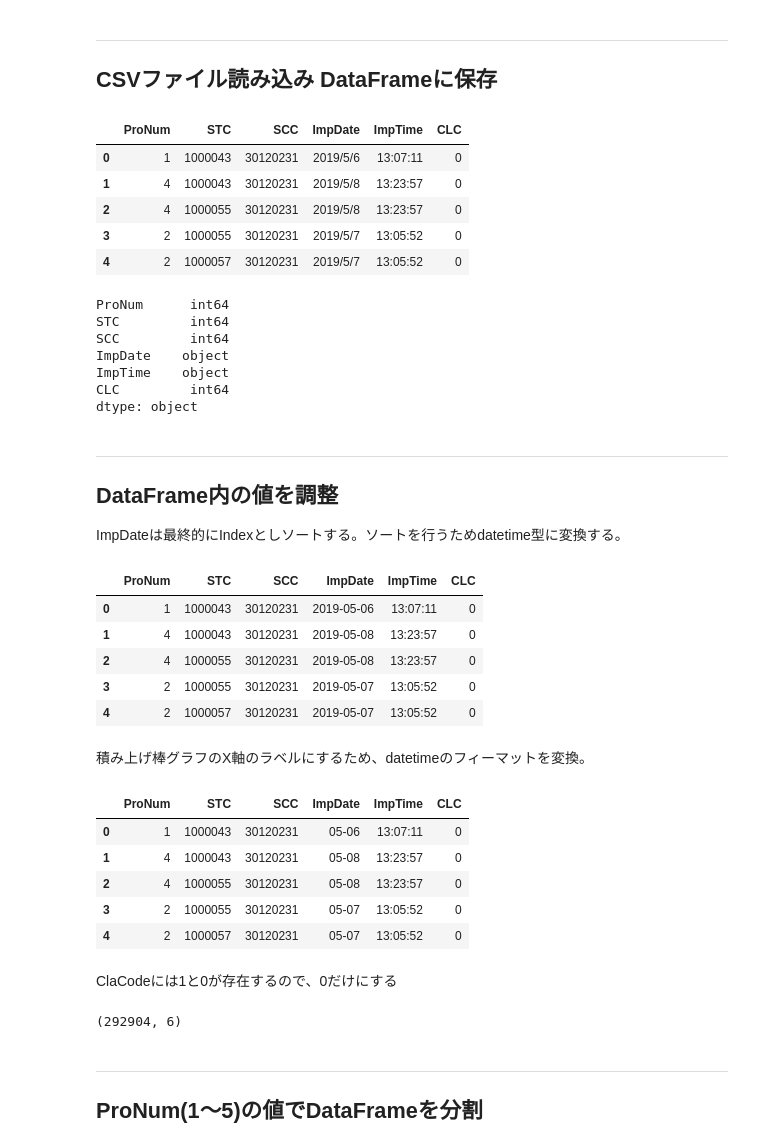
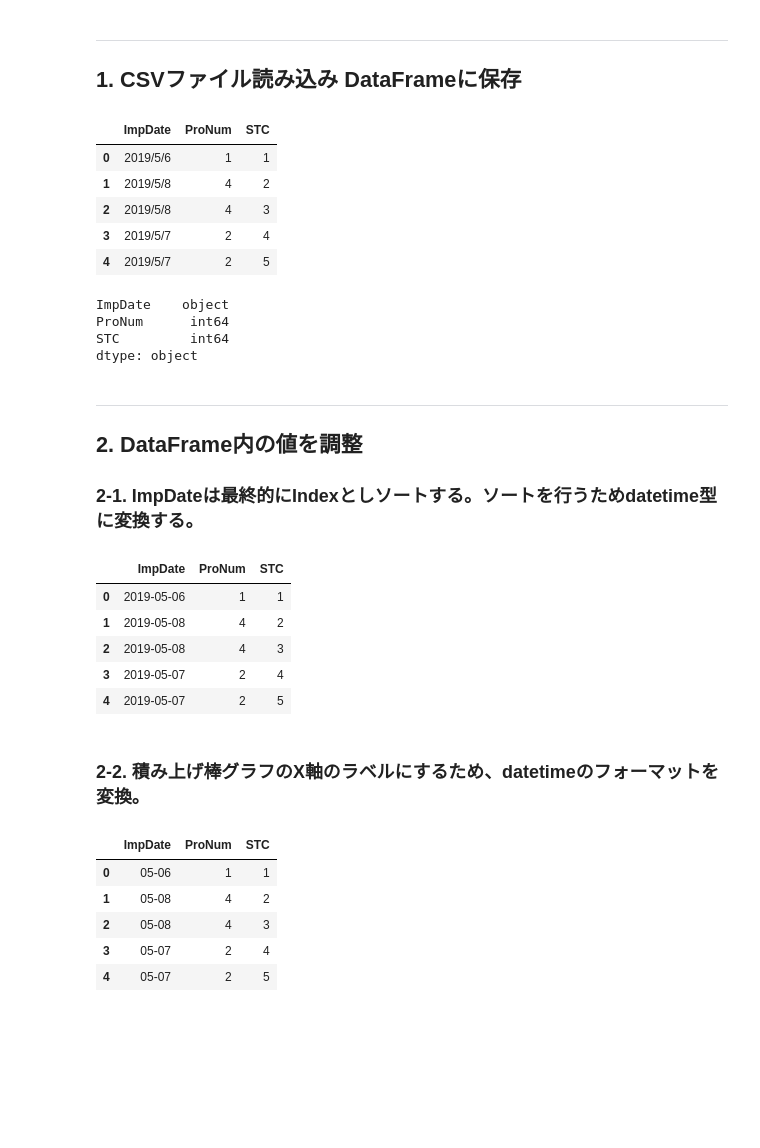
Before and after one commit to okagen/study_DataFrame, a Jupyter notebook: study01_DataFrame.ipynb, the cells around one changed output. Drawn from its saved outputs; the diff is of its cells as text; code cells hidden in the pictures; blank space fills up the shorter version.

```diff
--- a/study01_DataFrame.ipynb
+++ b/study01_DataFrame.ipynb
@@ -1,63 +1,51 @@
 # %% [markdown]
 ---
-## CSVファイル読み込み DataFrameに保存
+## 1. CSVファイル読み込み DataFrameに保存
 # %%
 import pandas as pd
 import numpy as np
 import matplotlib.pyplot as plt
 
 csv_encoding = 'Shift_JISx0213'
 inputFile = ".\\Data\\01_DateTimeData.csv"
 df = pd.read_csv(inputFile,index_col=False, encoding=csv_encoding)
+df = df[['ImpDate','ProNum','STC']]
 display(df.head(5))
 df.dtypes
 # %% [output]
-|  | ProNum | STC | SCC | ImpDate | ImpTime | CLC |
-| 0 | 1 | 1000043 | 30120231 | 2019/5/6 | 13:07:11 | 0 |
-| 1 | 4 | 1000043 | 30120231 | 2019/5/8 | 13:23:57 | 0 |
-| 2 | 4 | 1000055 | 30120231 | 2019/5/8 | 13:23:57 | 0 |
-| 3 | 2 | 1000055 | 30120231 | 2019/5/7 | 13:05:52 | 0 |
-| 4 | 2 | 1000057 | 30120231 | 2019/5/7 | 13:05:52 | 0 |
+|  | ImpDate | ProNum | STC |
+| 0 | 2019/5/6 | 1 | 1 |
+| 1 | 2019/5/8 | 4 | 2 |
+| 2 | 2019/5/8 | 4 | 3 |
+| 3 | 2019/5/7 | 2 | 4 |
+| 4 | 2019/5/7 | 2 | 5 |
+ImpDate    object
 ProNum      int64
 STC         int64
-SCC         int64
-ImpDate    object
-ImpTime    object
-CLC         int64
 dtype: object
 # %% [markdown]
 ---
-## DataFrame内の値を調整
-ImpDateは最終的にIndexとしソートする。ソートを行うためdatetime型に変換する。
+## 2. DataFrame内の値を調整
+###  2-1. ImpDateは最終的にIndexとしソートする。ソートを行うためdatetime型に変換する。
 # %%
 df['ImpDate'] = pd.to_datetime(df['ImpDate'])
 display(df.head(5))
 # %% [output]
-|  | ProNum | STC | SCC | ImpDate | ImpTime | CLC |
-| 0 | 1 | 1000043 | 30120231 | 2019-05-06 | 13:07:11 | 0 |
-| 1 | 4 | 1000043 | 30120231 | 2019-05-08 | 13:23:57 | 0 |
-| 2 | 4 | 1000055 | 30120231 | 2019-05-08 | 13:23:57 | 0 |
-| 3 | 2 | 1000055 | 30120231 | 2019-05-07 | 13:05:52 | 0 |
-| 4 | 2 | 1000057 | 30120231 | 2019-05-07 | 13:05:52 | 0 |
+|  | ImpDate | ProNum | STC |
+| 0 | 2019-05-06 | 1 | 1 |
+| 1 | 2019-05-08 | 4 | 2 |
+| 2 | 2019-05-08 | 4 | 3 |
+| 3 | 2019-05-07 | 2 | 4 |
+| 4 | 2019-05-07 | 2 | 5 |
-# %% [markdown]
-積み上げ棒グラフのX軸のラベルにするため、datetimeのフィーマットを変換。
+# %% [markdown]
+### 2-2. 積み上げ棒グラフのX軸のラベルにするため、datetimeのフォーマットを変換。
 # %%
 df['ImpDate'] = df['ImpDate'].dt.strftime('%m-%d')
 display(df.head(5))
 # %% [output]
-|  | ProNum | STC | SCC | ImpDate | ImpTime | CLC |
-| 0 | 1 | 1000043 | 30120231 | 05-06 | 13:07:11 | 0 |
-| 1 | 4 | 1000043 | 30120231 | 05-08 | 13:23:57 | 0 |
-| 2 | 4 | 1000055 | 30120231 | 05-08 | 13:23:57 | 0 |
-| 3 | 2 | 1000055 | 30120231 | 05-07 | 13:05:52 | 0 |
-| 4 | 2 | 1000057 | 30120231 | 05-07 | 13:05:52 | 0 |
+|  | ImpDate | ProNum | STC |
+| 0 | 05-06 | 1 | 1 |
+| 1 | 05-08 | 4 | 2 |
+| 2 | 05-08 | 4 | 3 |
+| 3 | 05-07 | 2 | 4 |
+| 4 | 05-07 | 2 | 5 |
-# %% [markdown]
-ClaCodeには1と0が存在するので、0だけにする
-# %%
-df_Cla0 = df[df["CLC"] ==0]
-display(df_Cla0.shape)
-# %% [output]
-(292904, 6)
-# %% [markdown]
----
-## ProNum(1～5)の値でDataFrameを分割
```
Also changed, not shown: parts of 20 cells of this notebook.
